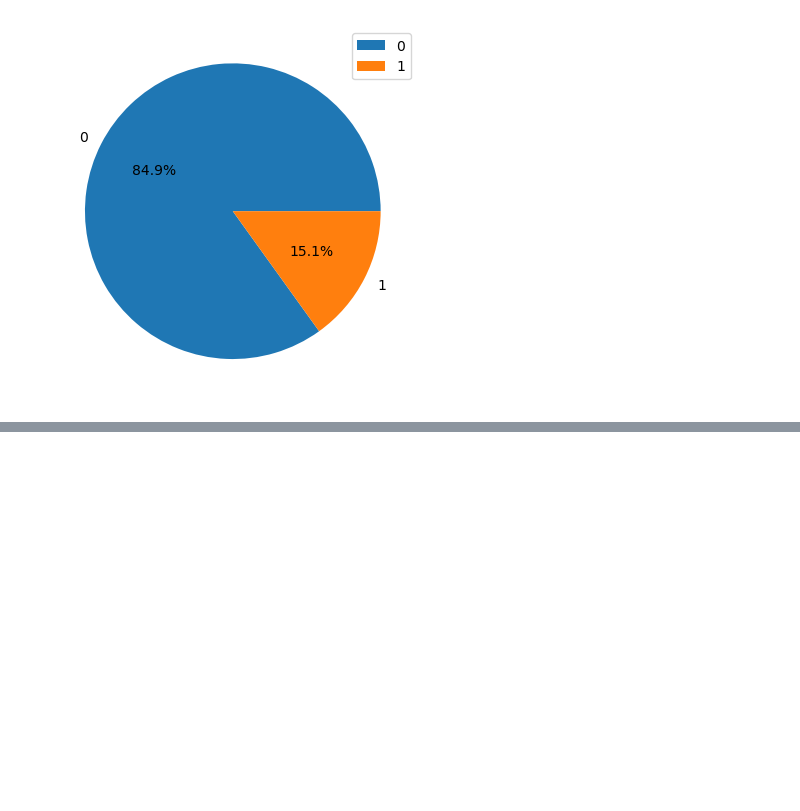
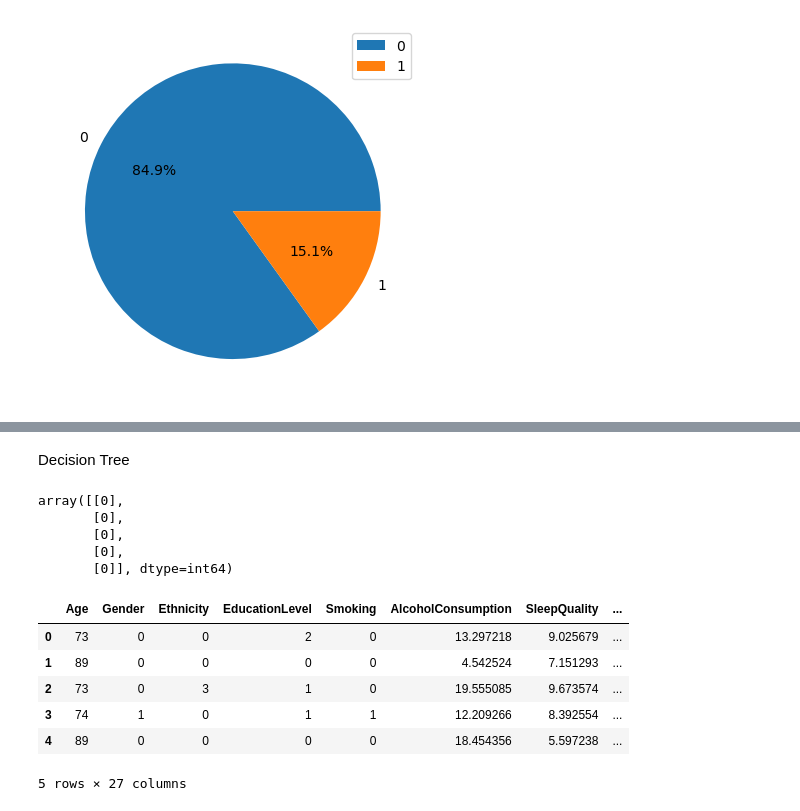
Before and after one commit to Project-4-Team-2/Project-4-Team-2, a Jupyter notebook: alzheimer_analysis_pre-ria.ipynb, the cells around one changed output, grey strips where cells are left out. Drawn from its saved outputs; the diff is of its cells as text; code cells hidden in the pictures; blank space fills up the shorter version.

```diff
--- a/alzheimer_analysis_pre-ria.ipynb
+++ b/alzheimer_analysis_pre-ria.ipynb
@@ -228,0 +259,4 @@ plt.show()
+# %%
+from sklearn.metrics import confusion_matrix, classification_report
+
+alzheimer_df = alzheimer_df.drop(columns = ["PatientID","DoctorInCharge", "DoctorInCharge","Forgetfulness","ADL","PhysicalActivity","BMI","DietQuality"])
@@ -228,0 +291,24 @@ plt.show()
+# %% [markdown]
+Decision Tree
+# %%
+y_tree = alzheimer_df["Diagnosis"].values.reshape(-1,1)
+y_tree[:5]
+# %% [output]
+array([[0],
+       [0],
+       [0],
+       [0],
+       [0]], dtype=int64)
+# %%
+#Features
+X_tree= alzheimer_df.copy()
+X_tree.drop("Diagnosis", axis=1, inplace=True)
+X_tree.head()
+# %% [output]
+|  | Age | Gender | Ethnicity | EducationLevel | Smoking | AlcoholConsumption | SleepQuality | ... |
+| 0 | 73 | 0 | 0 | 2 | 0 | 13.297218 | 9.025679 | ... |
+| 1 | 89 | 0 | 0 | 0 | 0 | 4.542524 | 7.151293 | ... |
+| 2 | 73 | 0 | 3 | 1 | 0 | 19.555085 | 9.673574 | ... |
+| 3 | 74 | 1 | 0 | 1 | 1 | 12.209266 | 8.392554 | ... |
+| 4 | 89 | 0 | 0 | 0 | 0 | 18.454356 | 5.597238 | ... |
+5 rows × 27 columns
```
Also changed, not shown: parts of 19 cells of this notebook.
